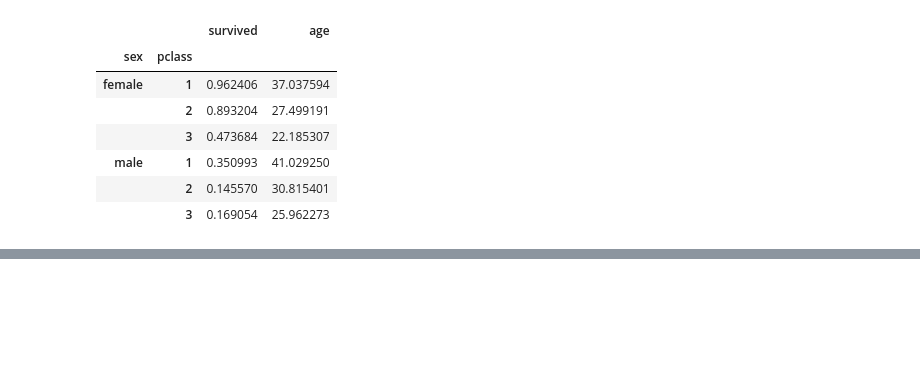
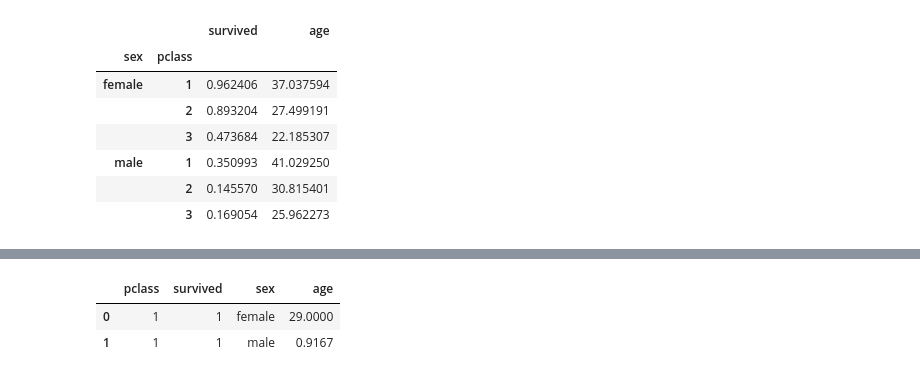
Before and after one commit to Meyyaou/pythondaily, a Jupyter notebook: data_visu_1.ipynb, the cells around one changed output, grey strips where cells are left out. Saved outputs shown, nothing was run; the diff lists cells and outputs as text; code cells hidden in the pictures; blank space fills up the shorter version.

```diff
--- a/data_visu_1.ipynb
+++ b/data_visu_1.ipynb
@@ -113,0 +168,7 @@ data.groupby(['sex', 'pclass']).mean()
+# %%
+#fct iloc indexlocalisation comme numpy
+data.iloc[0:2,0:6]
+# %% [output]
+|  | pclass | survived | sex | age |
+| 0 | 1 | 1 | female | 29.0000 |
+| 1 | 1 | 1 | male | 0.9167 |
```
Also changed, not shown: parts of 7 cells of this notebook.
